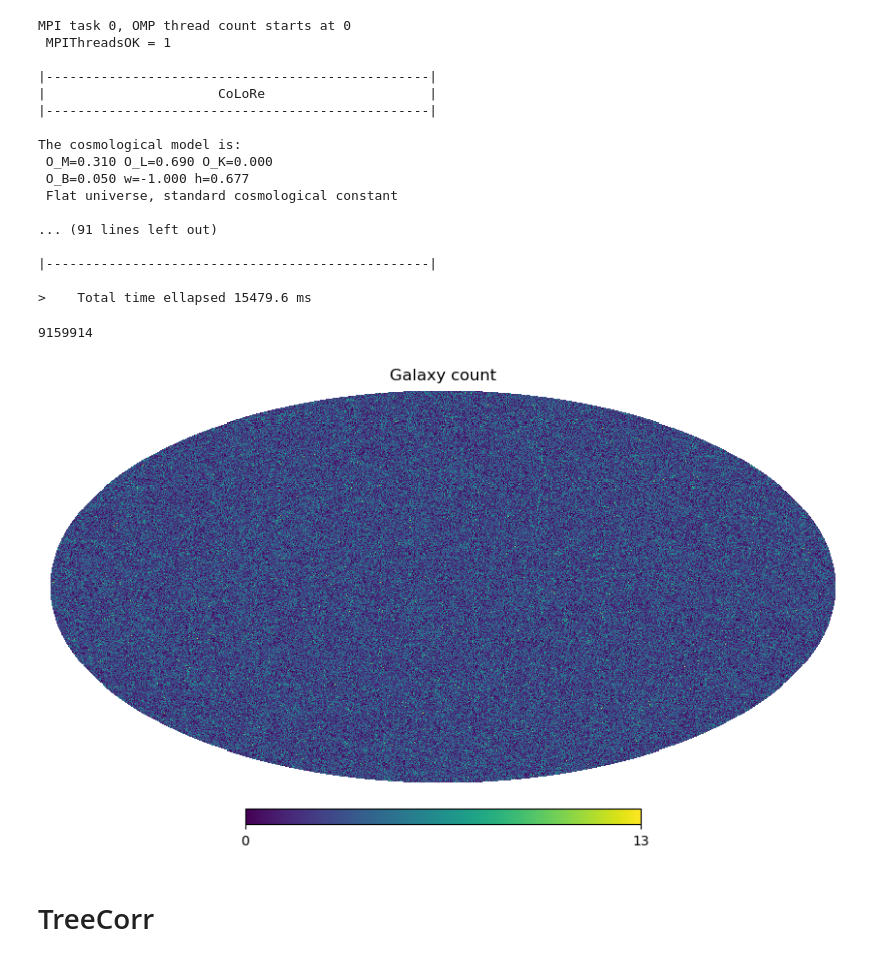
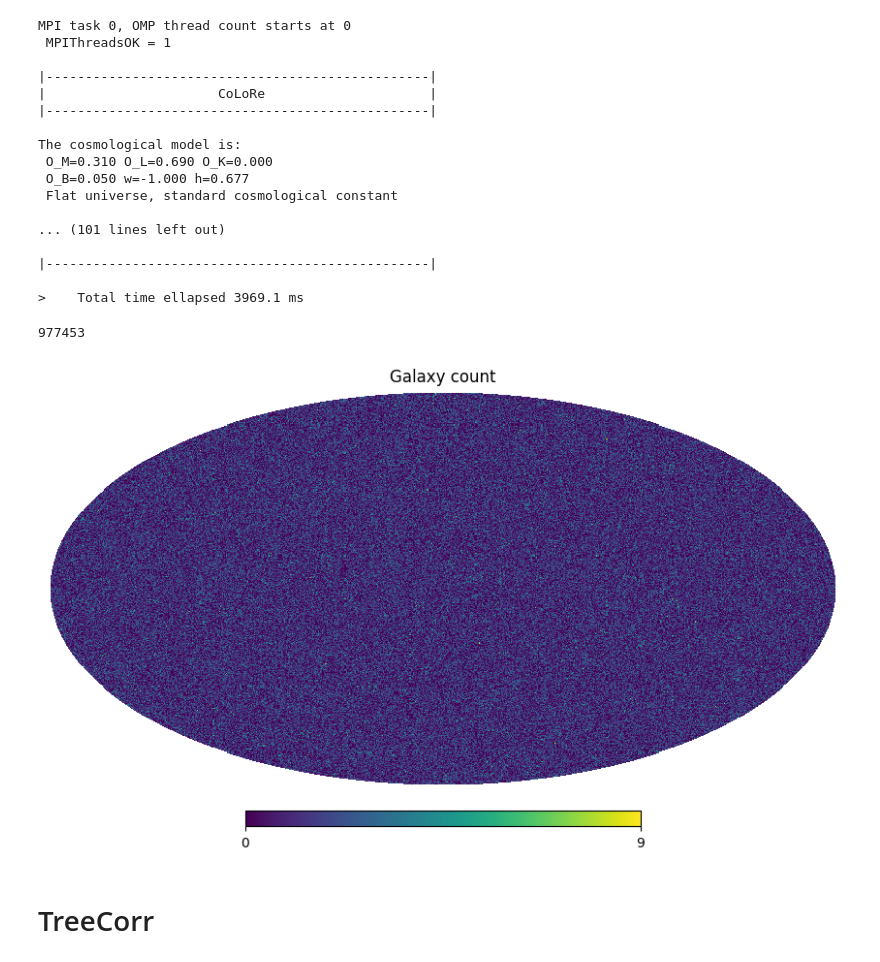
Before and after one commit to Roger-02/tese, a Jupyter notebook: testes_gal.ipynb, the cells around one changed output. Cells and saved outputs as stored; diff of their text form; code cells hidden in the pictures.

```diff
--- a/testes_gal.ipynb
+++ b/testes_gal.ipynb
@@ -109,8 +109,8 @@ np.savetxt(f'{dirname_out}/pk.txt', np.transpose([k_h, pk_h]))
 # %%
 # CoLoRe config
 
-#n_grid = 256
-n_grid = 512
+n_grid = 256
+# n_grid = 512
 #n_grid = 1024
 
 
@@ -156,24 +156,24 @@ The cosmological model is:
  O_B=0.050 w=-1.000 h=0.677
  Flat universe, standard cosmological constant
 
-... (91 lines left out)
+... (101 lines left out)
 
 |-------------------------------------------------|
 
->    Total time ellapsed 15479.6 ms
+>    Total time ellapsed 3969.1 ms
 # %%
 cat = fits.open(f"{dirname_out}/colore_srcs_s1_0.fits")[1].data
-nside = 512
+nside = 256
 npix = hp.nside2npix(nside)
 ipix = hp.ang2pix(nside, cat['RA'], cat['DEC'], lonlat=True)
 aaa=fits.open(f"{dirname_out}/colore_srcs_s1_0.fits")[1]
 #pprint.pp(aaa.header)
 ncount = np.bincount(ipix, minlength=npix)
 hp.mollview(ncount, title='Galaxy count')
 print(len(cat['RA']))
 # %% [output]
-9159914
+977453
-[figure, old version]
+[figure, new version]
 # %% [markdown]
 # TreeCorr
 # %%
```
Also changed, not shown: parts of 9 cells of this notebook, 2 other files.
